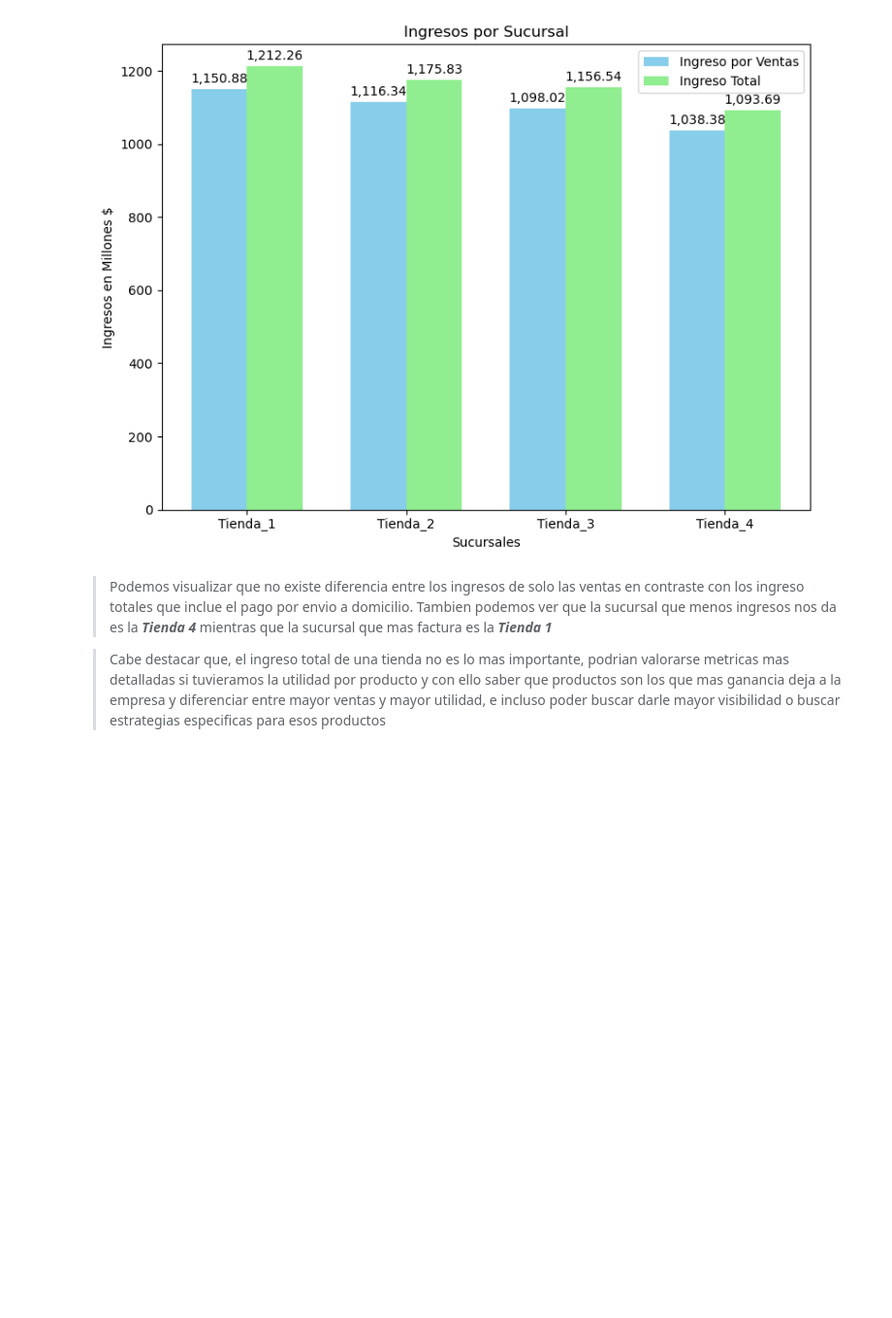
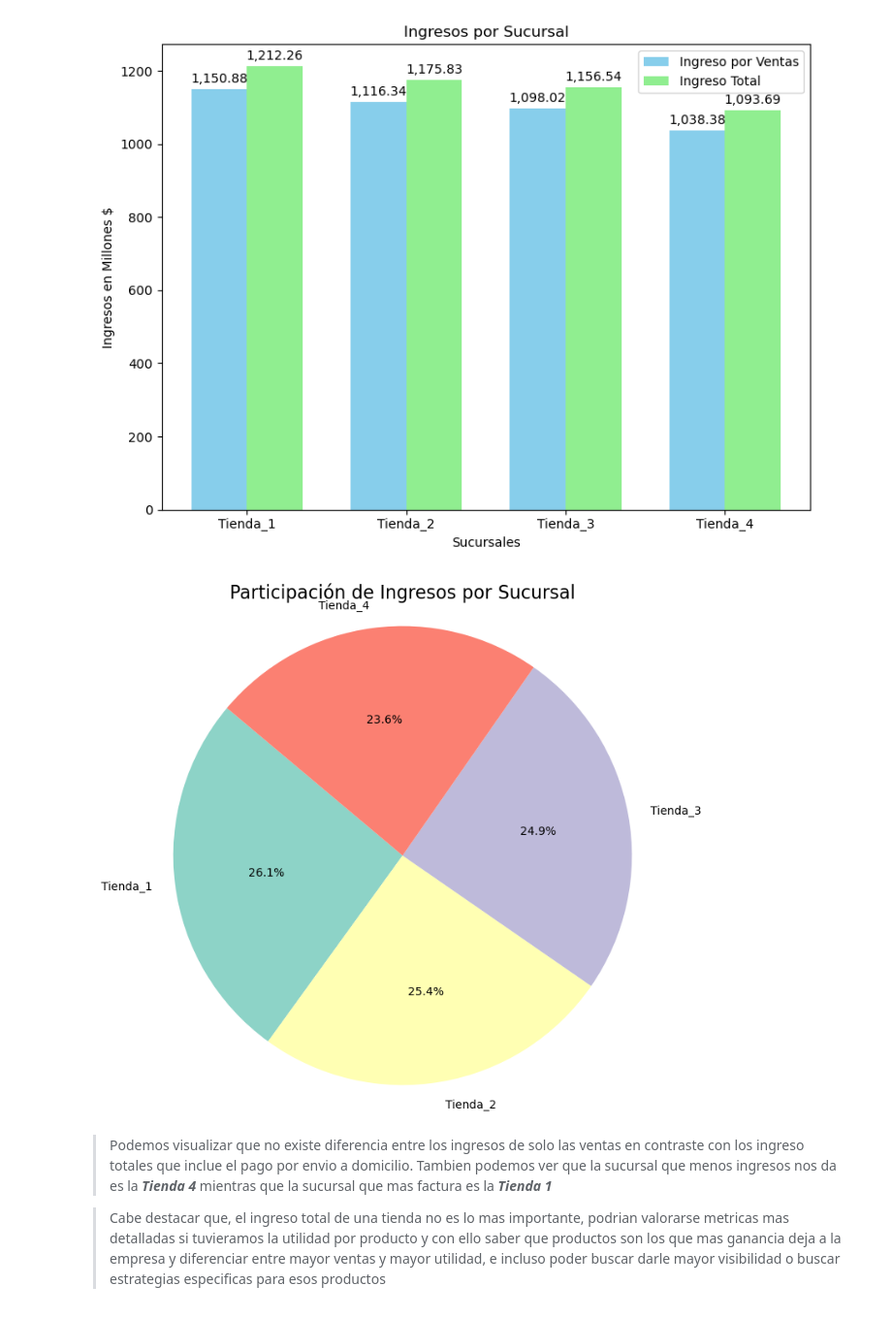
Before and after one commit to Fersh5/alura_store, a Jupyter notebook: AluraStoreLatam.ipynb, the cells around one changed output. Shown at 97% size. Cells and saved outputs as stored; diff of their text form; code cells hidden in the pictures; blank space fills up the shorter version.

```diff
--- a/AluraStoreLatam.ipynb
+++ b/AluraStoreLatam.ipynb
@@ -78,6 +78,20 @@ plt.tight_layout()
 plt.show()
 # %% [output]
 [figure]
+# %%
+for i in range(len(sucursales_df)):
+    sucursales_df[i]['Sucursal'] = f'Tienda_{i+1}' # Se añade una columna a cada dataframe indicando de que sucurlsal es la operación
+
+df_completo = pd.concat([*sucursales_df], ignore_index=True) # Unimos los dataframe de cada tienda en uno solo
+ventas_por_sucursal = df_completo.groupby('Sucursal')['Precio'].sum()
+
+plt.figure(figsize=(8, 8))
+plt.pie(ventas_por_sucursal, labels=ventas_por_sucursal.index, autopct='%1.1f%%', startangle=140, colors=plt.cm.Set3.colors)
+plt.title('Participación de Ingresos por Sucursal', fontsize=16)
+plt.axis('equal')  # Para que el gráfico sea un círculo perfecto
+plt.show()
+# %% [output]
+[figure, added]
 # %% [markdown]
 >Podemos visualizar que no existe diferencia entre los ingresos de solo las ventas en contraste con los ingreso totales que inclue el pago por envio a domicilio.
 >Tambien podemos ver que la sucursal que menos ingresos nos da es la ***Tienda 4*** mientras que la sucursal que mas factura es la ***Tienda 1***
```
Also changed, not shown: parts of 1 cell of this notebook, 1 other file.
